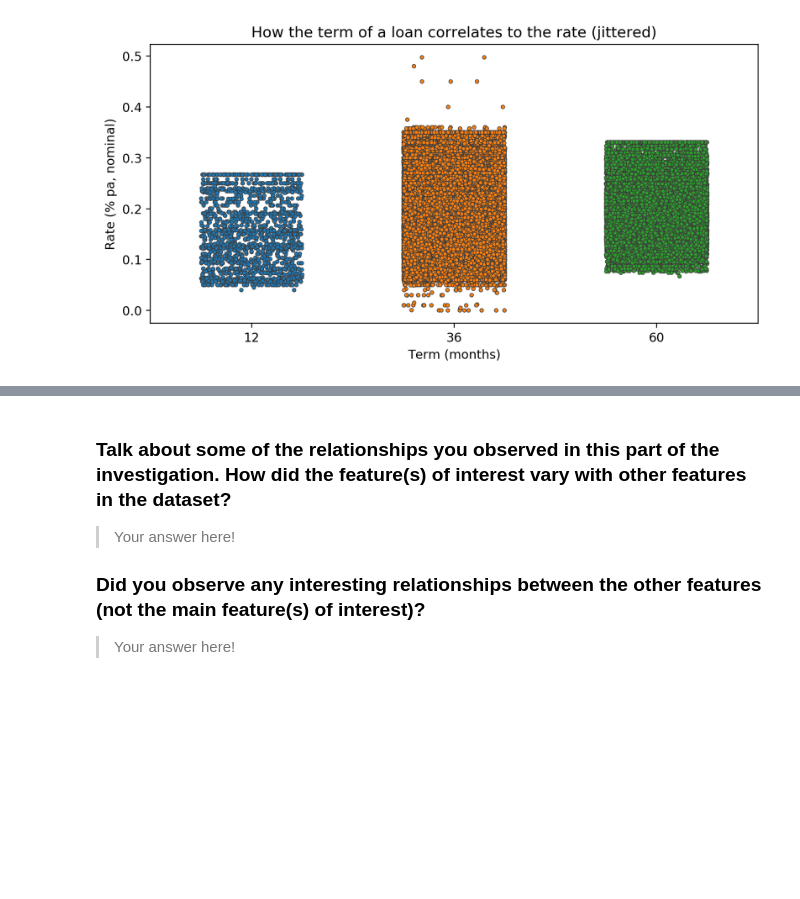
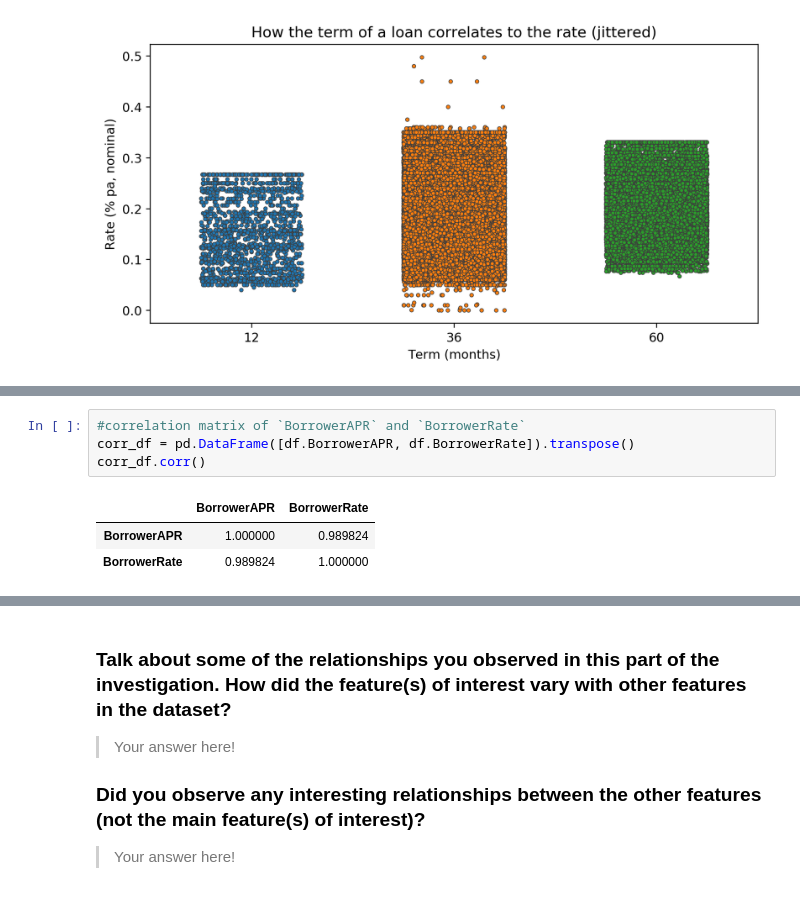
Before and after one commit to brk-a/alx-t-data-analyst, a Jupyter notebook: 0x02-project_3_visualise_data/Part_I_exploration_template.ipynb, the cells around one changed output, grey strips where cells are left out. Cells and saved outputs as stored; diff of their text form; blank space fills up the shorter version.

```diff
--- a/0x02-project_3_visualise_data/Part_I_exploration_template.ipynb
+++ b/0x02-project_3_visualise_data/Part_I_exploration_template.ipynb
@@ -997,0 +1029,8 @@ what happens when data points are jittered?
+# %%
+#correlation matrix of `BorrowerAPR` and `BorrowerRate`
+corr_df = pd.DataFrame([df.BorrowerAPR, df.BorrowerRate]).transpose()
+corr_df.corr()
+# %% [output]
+|  | BorrowerAPR | BorrowerRate |
+| BorrowerAPR | 1.000000 | 0.989824 |
+| BorrowerRate | 0.989824 | 1.000000 |
```
Also changed, not shown: parts of 13 cells of this notebook.
